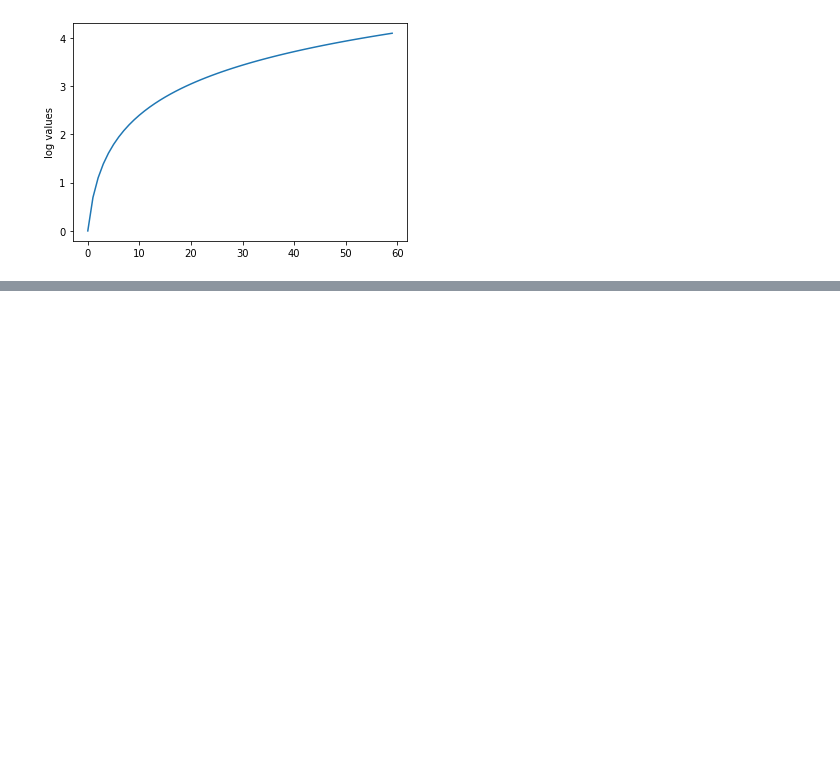
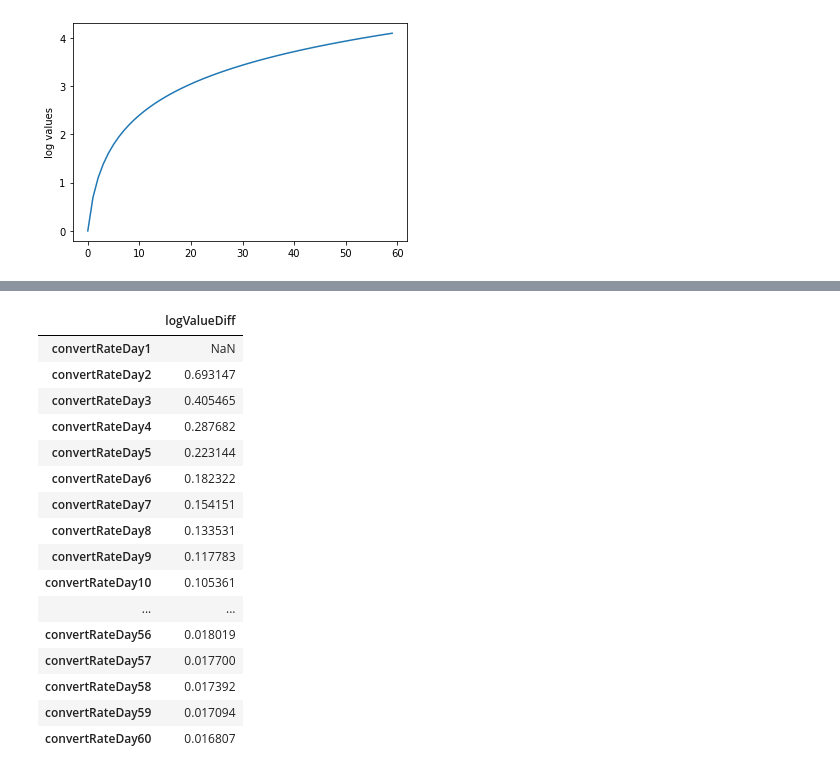
Before and after one commit to mattpupa/AB_TestForecast, a Jupyter notebook: AB_TestForecast_v1.ipynb, the cells around one changed output, grey strips where cells are left out. Cells and saved outputs as stored; diff of their text form; code cells hidden in the pictures; blank space fills up the shorter version.

```diff
--- a/AB_TestForecast_v1.ipynb
+++ b/AB_TestForecast_v1.ipynb
@@ -218,0 +236,26 @@ plt.close()
+# %%
+# Need to create dataframe with convertRateDayX as index and log values as column.
+
+logValuesTransposedDiff = pd.DataFrame(pd.Series(log_values).diff(), columns = ['logValueDiff'])
+
+logValuesTransposedDiff.set_index(conversionRatesTransposedDiff.index, inplace=True)
+
+logValuesTransposedDiff
+# %% [output]
+|  | logValueDiff |
+| convertRateDay1 | NaN |
+| convertRateDay2 | 0.693147 |
+| convertRateDay3 | 0.405465 |
+| convertRateDay4 | 0.287682 |
+| convertRateDay5 | 0.223144 |
+| convertRateDay6 | 0.182322 |
+| convertRateDay7 | 0.154151 |
+| convertRateDay8 | 0.133531 |
+| convertRateDay9 | 0.117783 |
+| convertRateDay10 | 0.105361 |
+| ... | ... |
+| convertRateDay56 | 0.018019 |
+| convertRateDay57 | 0.017700 |
+| convertRateDay58 | 0.017392 |
+| convertRateDay59 | 0.017094 |
+| convertRateDay60 | 0.016807 |
```
Also changed, not shown: parts of 5 cells of this notebook.
